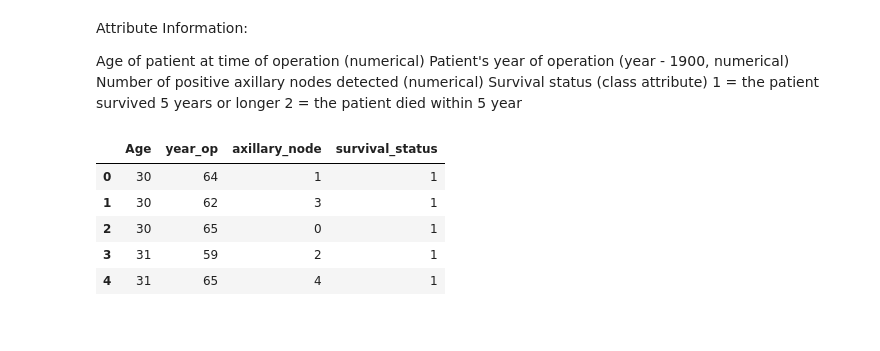
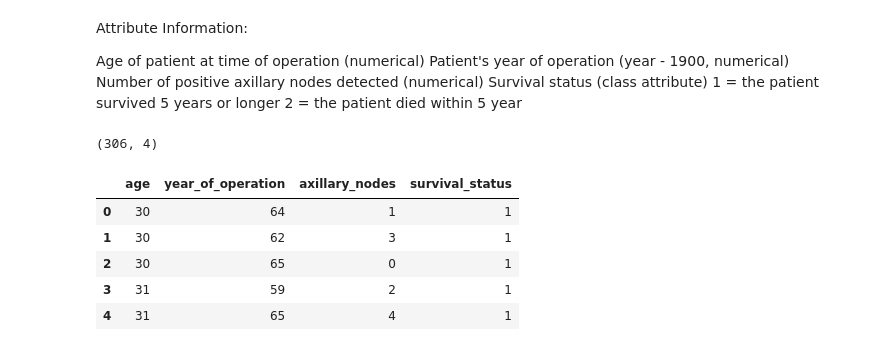
Before and after one commit to aman-sawarn/Haberman_Dataset_Visualization, a Jupyter notebook: EDA Assignment.ipynb, the cells around one changed output. Saved outputs shown, nothing was run; the diff lists cells and outputs as text; code cells hidden in the pictures.

Commit message:
Basic operations
Scatter and Pair Plots

```diff
--- a/EDA Assignment.ipynb
+++ b/EDA Assignment.ipynb
@@ -14,3 +16,5 @@ import matplotlib.pyplot as plt
+# %%
+df = pd.read_csv(r"./haberman.csv", names=['age', 'year_of_operation', 'axillary_nodes', 'survival_status'])
 # %% [markdown]
 Attribute Information:
 
@@ -18,13 +22,14 @@ Age of patient at time of operation (numerical)
 Patient's year of operation (year - 1900, numerical)
 Number of positive axillary nodes detected (numerical)
 Survival status (class attribute) 1 = the patient survived 5 years or longer 2 = the patient died within 5 year
-# %%
-labels=['Age', 'year_op', 'axillary_node', 'survival_status']
-df=pd.read_csv(r'C:\Users\Cyborg\Applied AI\Data Structures && CSVs\haberman.csv', names=labels)
+# %%
+df.shape
+# %% [output]
+(306, 4)
 # %%
-df.head()
+df.head(5)
 # %% [output]
-|  | Age | year_op | axillary_node | survival_status |
+|  | age | year_of_operation | axillary_nodes | survival_status |
 | 0 | 30 | 64 | 1 | 1 |
 | 1 | 30 | 62 | 3 | 1 |
 | 2 | 30 | 65 | 0 | 1 |
```
Also changed, not shown: parts of 13 cells of this notebook.
